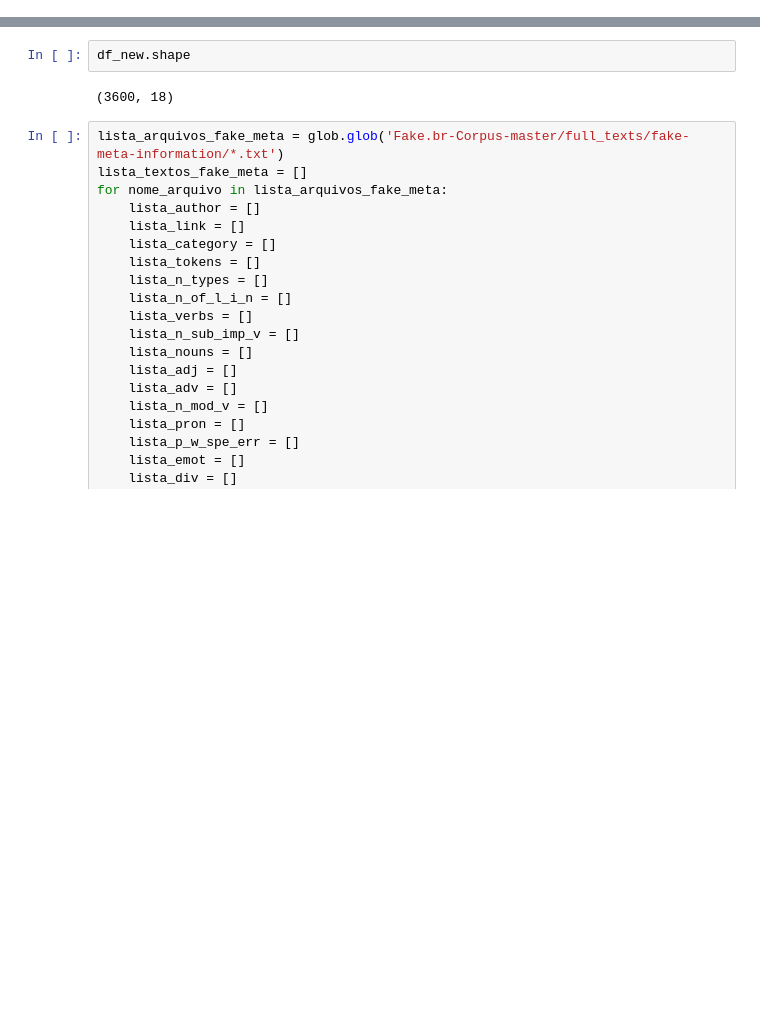
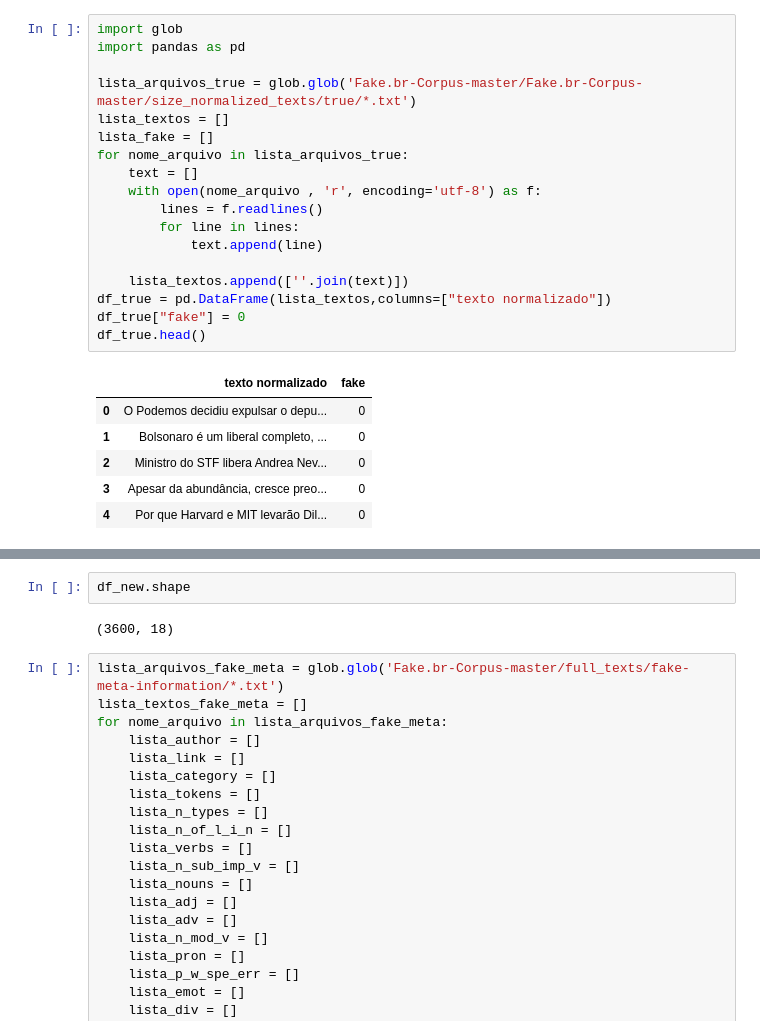
Before and after one commit to joaopaulopbjp/FakeNewsDetection, a Jupyter notebook: Fake News Prepara Arquivo Dados.ipynb, the cells around one changed output, grey strips where cells are left out. Saved outputs shown, nothing was run; the diff lists cells and outputs as text; blank space fills up the shorter version.

```diff
--- a/Fake News Prepara Arquivo Dados.ipynb
+++ b/Fake News Prepara Arquivo Dados.ipynb
@@ -0,0 +1,25 @@
+# %%
+import glob
+import pandas as pd
+
+lista_arquivos_true = glob.glob('Fake.br-Corpus-master/Fake.br-Corpus-master/size_normalized_texts/true/*.txt')
+lista_textos = []
+lista_fake = []
+for nome_arquivo in lista_arquivos_true:
+    text = []
+    with open(nome_arquivo , 'r', encoding='utf-8') as f:
+        lines = f.readlines()
+        for line in lines:
+            text.append(line)
+
+    lista_textos.append([''.join(text)])
+df_true = pd.DataFrame(lista_textos,columns=["texto normalizado"])
+df_true["fake"] = 0
+df_true.head()
+# %% [output]
+|  | texto normalizado | fake |
+| 0 | O Podemos decidiu expulsar o depu... | 0 |
+| 1 | Bolsonaro é um liberal completo, ... | 0 |
+| 2 | Ministro do STF libera Andrea Nev... | 0 |
+| 3 | Apesar da abundância, cresce preo... | 0 |
+| 4 | Por que Harvard e MIT levarão Dil... | 0 |
```
Also changed, not shown: parts of 9 cells of this notebook, 1 other file.
